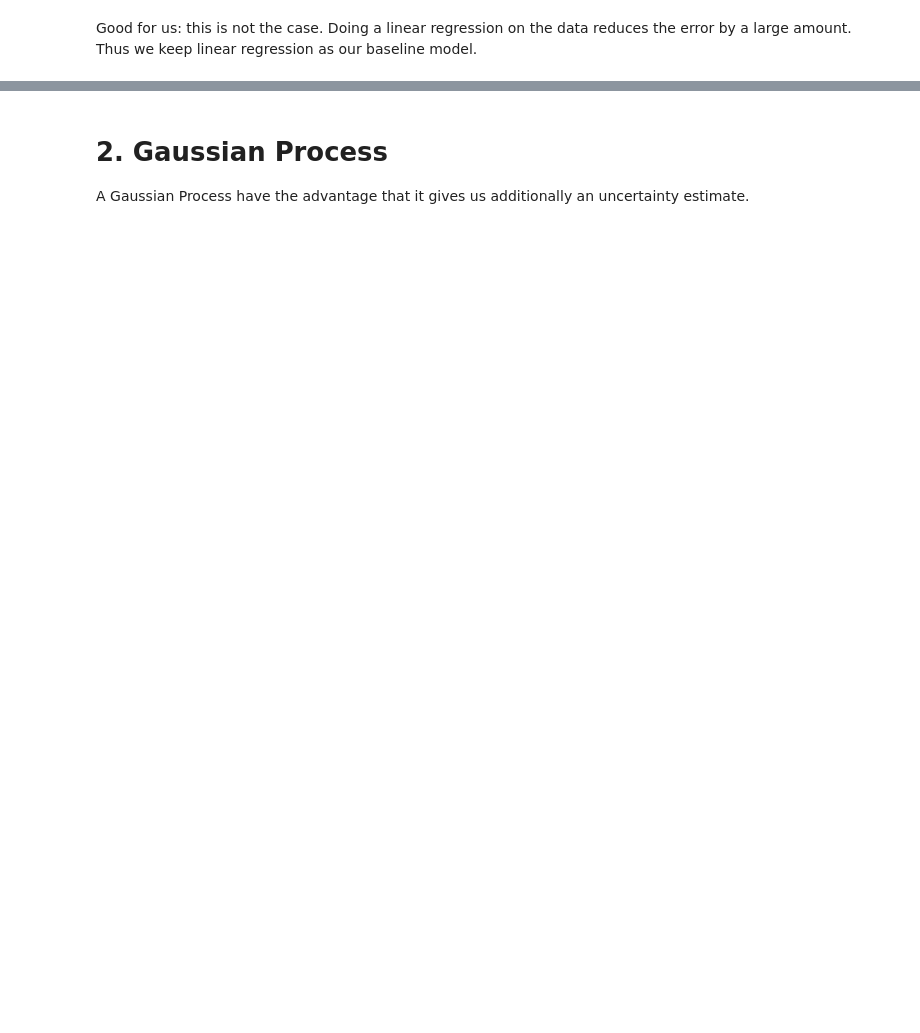
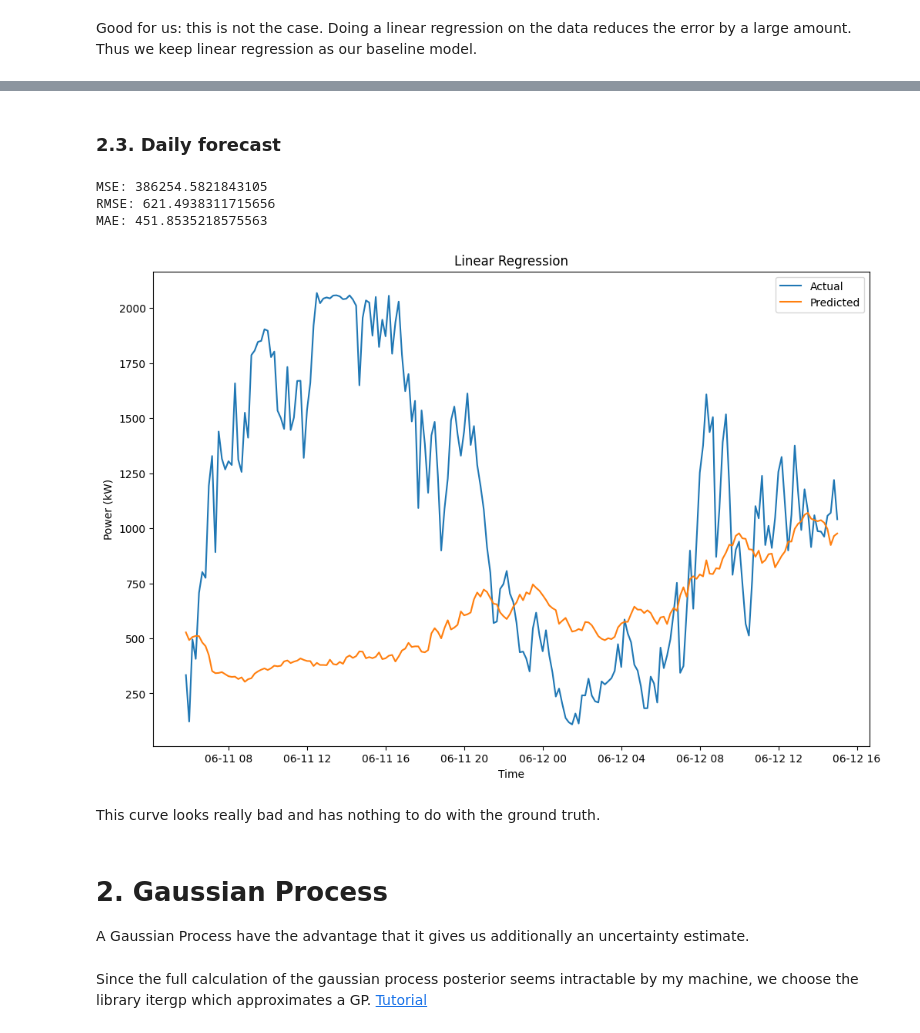
Before and after one commit to H-Kugler/forecasting-wind-power, a Jupyter notebook: notebooks/LR_GP.ipynb, the cells around one changed output, grey strips where cells are left out. Drawn from its saved outputs; the diff is of its cells as text; code cells hidden in the pictures; blank space fills up the shorter version.

```diff
--- a/notebooks/LR_GP.ipynb
+++ b/notebooks/LR_GP.ipynb
@@ -148,3 +223,50 @@ Good for us: this is not the case. Doing a linear regression on the data reduces
+# %% [markdown]
+### 2.3. Daily forecast
+# %%
+# create X and y
+X = turbine_two_daily.drop('Power (kW)', axis=1)
+y = turbine_two_daily['Power (kW)']
+
+# split in train and test data
+X_train, X_test, y_train, y_test = train_test_split(X, y, test_size=0.2, shuffle=False) # shuffle=False because we want to keep the time aspect
+# %%
+# create the model
+lr = LinearRegression()
+
+# fit the model
+lr.fit(X_train, y_train)
+
+# make predictions
+y_pred = lr.predict(X_test)
+
+# calculate the mae, the mean squared error and rmse
+mae = median_absolute_error(y_test, y_pred)
+mse = mean_squared_error(y_test, y_pred)
+rmse = np.sqrt(mse)
+
+print(f'MSE: {mse}')
+print(f'RMSE: {rmse}')
+print(f'MAE: {mae}')
+# %% [output]
+MSE: 386254.5821843105
+RMSE: 621.4938311715656
+MAE: 451.8535218575563
+# %%
+# plot predictions vs actual values
+plt.figure(figsize=(12, 8))
+plt.plot(y_test.keys()[300:500], y_test[300:500], label='Actual')
+plt.plot(y_test.keys()[300:500], y_pred[300:500], label='Predicted')
+
+plt.xlabel('Time')
+plt.ylabel('Power (kW)')
+plt.title('Linear Regression')
+
+plt.legend()
+plt.show()
+# %% [output]
+[figure, added]
+# %% [markdown]
+This curve looks really bad and has nothing to do with the ground truth.
 # %% [markdown]
 # 2. Gaussian Process
 
@@ -175,3 +297,5 @@ A Gaussian Process have the advantage that it gives us additionally an uncertain
 # print(f'MSE: {mse}')
 # print(f'RMSE: {rmse}')
 # print(f'MAE: {mae}')
+# %% [markdown]
+Since the full calculation of the gaussian process posterior seems intractable by my machine, we choose the library itergp which approximates a GP. [Tutorial](https://itergp.readthedocs.io/en/latest/tutorials/quickstart.html)
```
Also changed, not shown: parts of 20 cells of this notebook.
